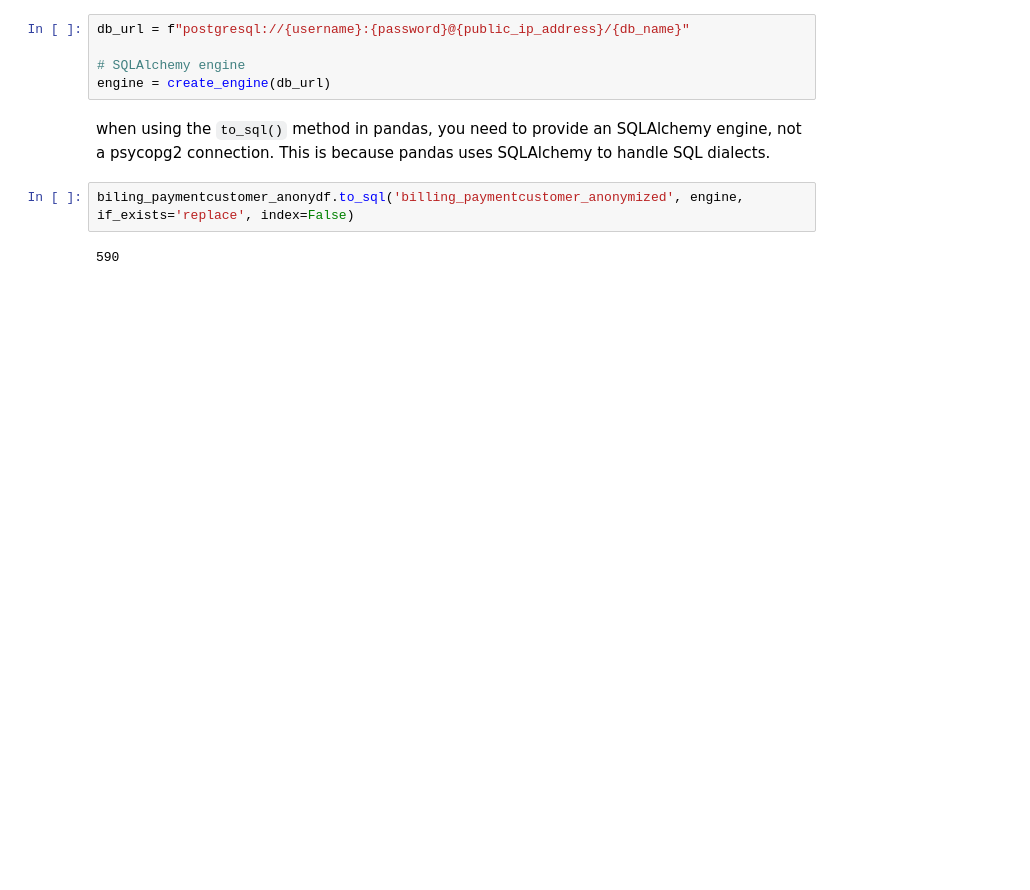
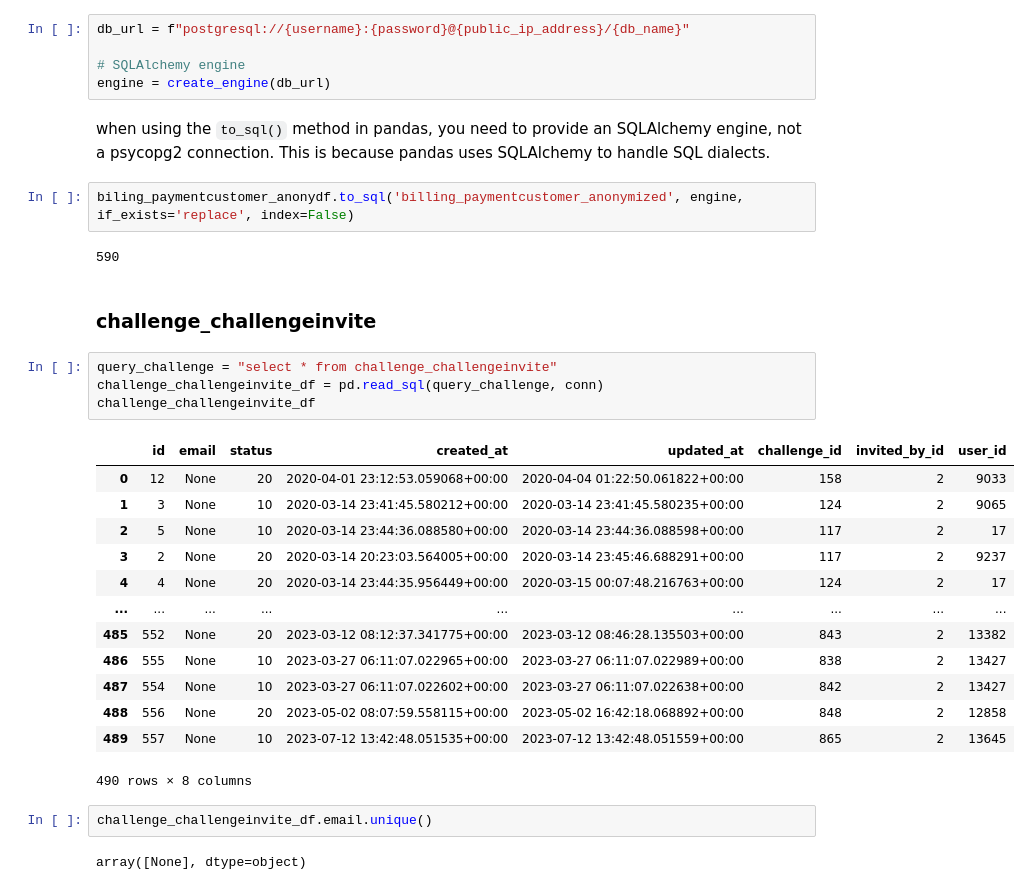
Before and after one commit to GMB-Interns/ETL, a Jupyter notebook: gcloud_etl_pipeline/ETL_Python_Goolge Cloud_Connection.ipynb, the cells around one changed output. Saved outputs shown, nothing was run; the diff lists cells and outputs as text; blank space fills up the shorter version.

```diff
--- a/gcloud_etl_pipeline/ETL_Python_Goolge Cloud_Connection.ipynb
+++ b/gcloud_etl_pipeline/ETL_Python_Goolge Cloud_Connection.ipynb
@@ -106,9 +108,33 @@ db_url = f"postgresql://{username}:{password}@{public_ip_address}/{db_name}"
 
 # SQLAlchemy engine
 engine = create_engine(db_url)
-# %% [markdown]
-when using the `to_sql()` method in pandas, you need to provide an SQLAlchemy engine, not a psycopg2 connection. This is because pandas uses SQLAlchemy to handle SQL dialects.
-# %%
-biling_paymentcustomer_anonydf.to_sql('billing_paymentcustomer_anonymized', engine, if_exists='replace', index=False)
-# %% [output]
-590
+# %% [markdown]
+when using the `to_sql()` method in pandas, you need to provide an SQLAlchemy engine, not a psycopg2 connection. This is because pandas uses SQLAlchemy to handle SQL dialects.
+# %%
+biling_paymentcustomer_anonydf.to_sql('billing_paymentcustomer_anonymized', engine, if_exists='replace', index=False)
+# %% [output]
+590
+# %% [markdown]
+### challenge_challengeinvite
+# %%
+query_challenge = "select * from challenge_challengeinvite"
+challenge_challengeinvite_df = pd.read_sql(query_challenge, conn)
+challenge_challengeinvite_df
+# %% [output]
+|  | id | email | status | created_at | updated_at | challenge_id | invited_by_id | user_id |
+| 0 | 12 | None | 20 | 2020-04-01 23:12:53.059068+00:00 | 2020-04-04 01:22:50.061822+00:00 | 158 | 2 | 9033 |
+| 1 | 3 | None | 10 | 2020-03-14 23:41:45.580212+00:00 | 2020-03-14 23:41:45.580235+00:00 | 124 | 2 | 9065 |
+| 2 | 5 | None | 10 | 2020-03-14 23:44:36.088580+00:00 | 2020-03-14 23:44:36.088598+00:00 | 117 | 2 | 17 |
+| 3 | 2 | None | 20 | 2020-03-14 20:23:03.564005+00:00 | 2020-03-14 23:45:46.688291+00:00 | 117 | 2 | 9237 |
+| 4 | 4 | None | 20 | 2020-03-14 23:44:35.956449+00:00 | 2020-03-15 00:07:48.216763+00:00 | 124 | 2 | 17 |
+| ... | ... | ... | ... | ... | ... | ... | ... | ... |
+| 485 | 552 | None | 20 | 2023-03-12 08:12:37.341775+00:00 | 2023-03-12 08:46:28.135503+00:00 | 843 | 2 | 13382 |
+| 486 | 555 | None | 10 | 2023-03-27 06:11:07.022965+00:00 | 2023-03-27 06:11:07.022989+00:00 | 838 | 2 | 13427 |
+| 487 | 554 | None | 10 | 2023-03-27 06:11:07.022602+00:00 | 2023-03-27 06:11:07.022638+00:00 | 842 | 2 | 13427 |
+| 488 | 556 | None | 20 | 2023-05-02 08:07:59.558115+00:00 | 2023-05-02 16:42:18.068892+00:00 | 848 | 2 | 12858 |
+| 489 | 557 | None | 10 | 2023-07-12 13:42:48.051535+00:00 | 2023-07-12 13:42:48.051559+00:00 | 865 | 2 | 13645 |
+490 rows × 8 columns
+# %%
+challenge_challengeinvite_df.email.unique()
+# %% [output]
+array([None], dtype=object)
```
Also changed, not shown: parts of 28 cells of this notebook.
